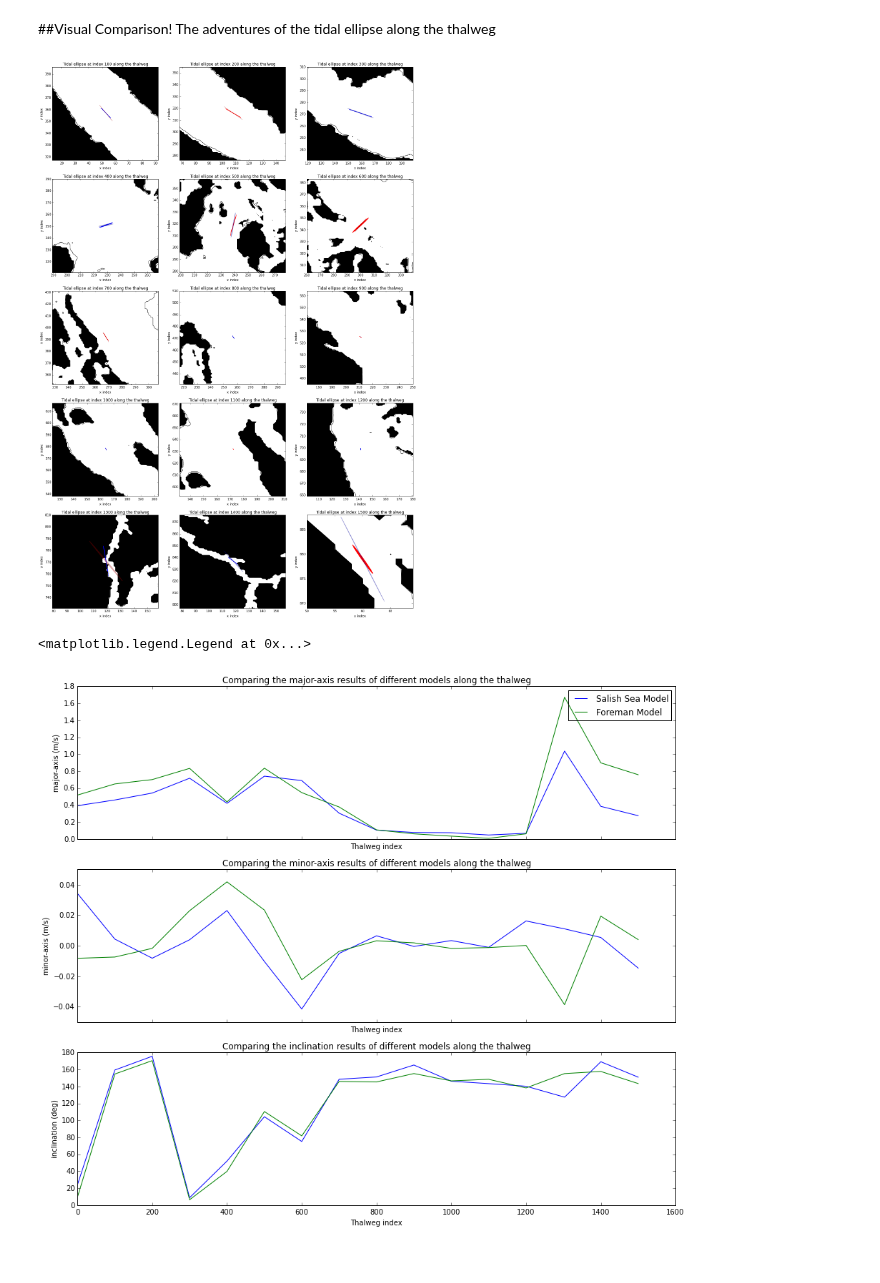
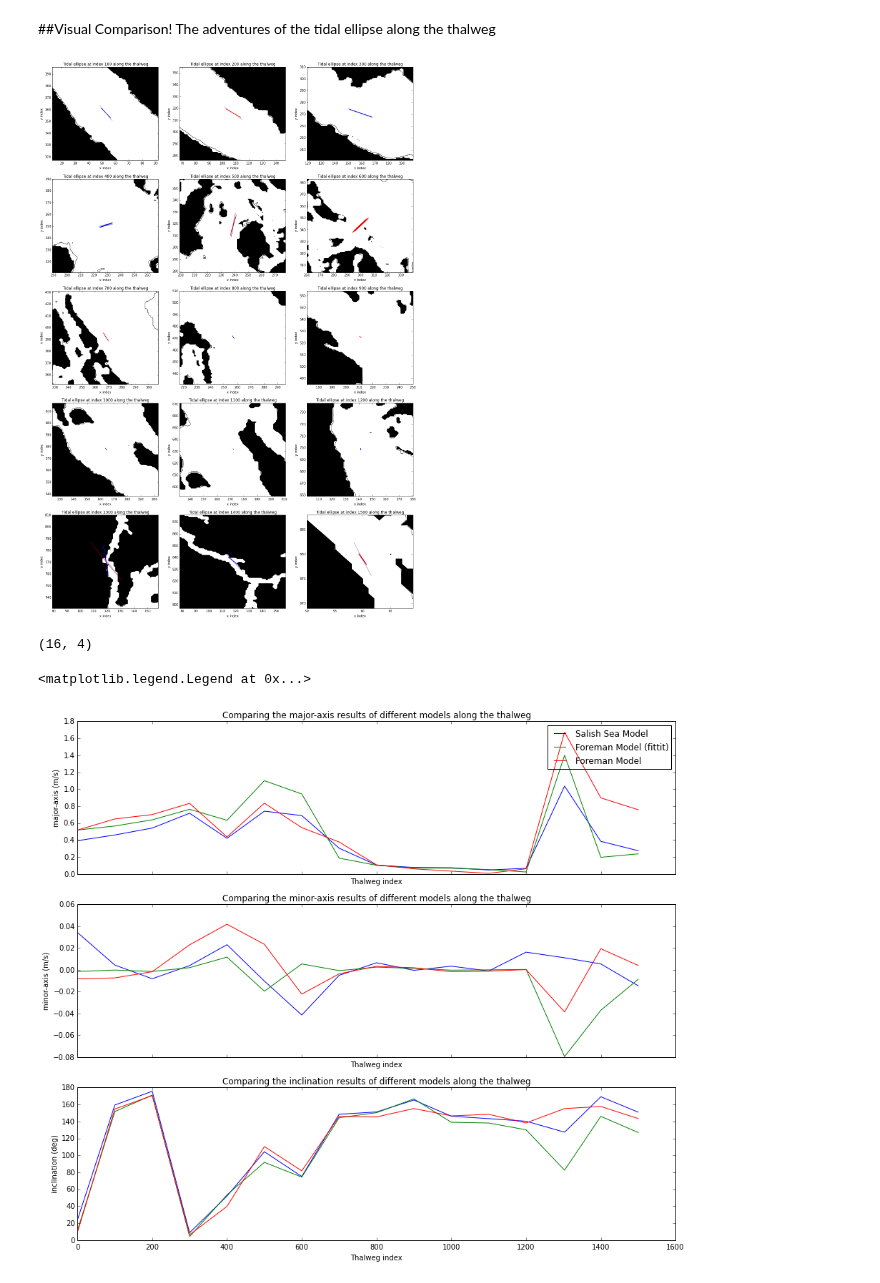
Before and after one commit to SalishSeaCast/analysis, a Jupyter notebook: Muriel/ThalwegEllipses.ipynb, the cells around one changed output. Cells and saved outputs as stored; diff of their text form; code cells hidden in the pictures.

Commit message:
Update foreman velocities predictions with hourly data

```diff
--- a/Muriel/ThalwegEllipses.ipynb
+++ b/Muriel/ThalwegEllipses.ipynb
@@ -28,20 +28,6 @@ grid_B = nc.Dataset('/data/dlatorne/MEOPAR/NEMO-forcing/grid/bathy_meter_SalishS
 lats = grid_B.variables['nav_lat'][:]
 lons = grid_B.variables['nav_lon'][:]
 bathy = grid_B.variables['Bathymetry'][:,:]
-# %%
-u = sio.loadmat('/ocean/mdunn/Tides/u_foreman.mat')['u']
-v = sio.loadmat('/ocean/mdunn/Tides/v_foreman.mat')['v']
-time1 = 735929
-time2 = 736139+1
-
-time = np.arange(0,time2-time1)
-params_f = np.zeros((5,4))
-for r in np.arange(0,4):
-    uM2amp, uM2pha, uK1amp, uK1pha = tidetools.fittit(u[r], time)
-    vM2amp, vM2pha, vK1amp, vK1pha = tidetools.fittit(v[r], time)
-    CX, SX, CY, SY, ap, am, ep, em, major, minor, theta, phase = tidetools.ellipse_params (uM2amp, uM2pha, vM2amp, vM2pha)
-    CX_k, SX_k, CY_k, SY_k, ap_k, am_k, ep_k, em_k, major_k, minor_k, theta_k, phase_k = tidetools.ellipse_params (uK1amp, uK1pha, vK1amp, vK1pha)
-    params_f[r,:] = [major/100, minor/100, theta, phase]
 # %%
 to = datetime.datetime(2014,11,26)
 tf = datetime.datetime(2015, 6, 29)
@@ -199,14 +185,14 @@ v = sio.loadmat('/ocean/mdunn/Tides/v_thalweg.mat')['v']
 time1 = 735929
 time2 = 736139+1
 
-time = np.arange(0,time2-time1)
-params_t = np.zeros((15,4))
-for r in np.arange(0,15):
+time = np.linspace(0,time2-time1, num = 5041)
+params_t = np.zeros((16,4))
+for r in np.arange(0,16):
     uM2amp, uM2pha, uK1amp, uK1pha = tidetools.fittit(u[r], time)
     vM2amp, vM2pha, vK1amp, vK1pha = tidetools.fittit(v[r], time)
     CX, SX, CY, SY, ap, am, ep, em, major, minor, theta, phase = tidetools.ellipse_params (uM2amp, uM2pha, vM2amp, vM2pha)
     CX_k, SX_k, CY_k, SY_k, ap_k, am_k, ep_k, em_k, major_k, minor_k, theta_k, phase_k = tidetools.ellipse_params (uK1amp, uK1pha, vK1amp, vK1pha)
-    params_t[r,:] = [major/10, minor/10, theta, phase]
+    params_t[r,:] = [major*10, minor*10, theta, phase]
 # %%
 param_ft = sio.loadmat('/ocean/mdunn/Tides/param_thalweg.mat')['params_t']
 param_ft[:,0:2] = param_ft[:,0:2]/100
@@ -259,15 +246,14 @@ for a, b ,c, axis, axes in zip(i[1:], j[1:], count,xis, xes):
 
     jmin = b
     jmax = b
-
+    scale = 25
     if c ==15:
         ex=10
-
+        scale = 10
     for q in np.arange(jmin-ex,jmax+ex):
         for l in np.arange(imin-ex,imax+ex):
             k[q,l] = q*np.cos(phi*np.pi/180.)+l*np.sin(phi*np.pi/180.)
             m[q,l] = -q*np.sin(phi*np.pi/180.)+l*np.cos(phi*np.pi/180.)
-    scale = 25
 
 
 
@@ -302,24 +288,28 @@ for a, b ,c, axis, axes in zip(i[1:], j[1:], count,xis, xes):
     ax[axis,axes].set_xlabel('x index')
     ax[axis,axes].set_ylabel('y index')
 # %% [output]
-[figure, old version]
+[figure, new version]
 # %%
 loc = [0, 100, 200, 300, 400, 500, 600, 700, 800, 900, 1000, 1100, 1200, 1303, 1400, 1500]
 count = np.arange(0,14)
 parameter = ['major-axis', 'minor-axis', 'inclination']
 unit = ['m/s','m/s','deg']
+# %%
+params_t.shape
+# %% [output]
+(16, 4)
 # %%
 fig, (ax0, ax1, ax2)= plt.subplots(3,1,figsize=(15,13), sharex=True)
 
 for ax , k, par, u in zip([ax0, ax1, ax2], np.arange(0,3), parameter, unit):
     ax.plot(loc[:],params_av[:,k], '-', label='Salish Sea Model')
-    #ax.plot(loc[:-4], params_t[:-4,k], '-', label='Foreman Model (fittit)')
+    ax.plot(loc[:], params_t[:,k], '-', label='Foreman Model (fittit)')
     ax.plot(loc[:], param_ft[:,k], '-', label='Foreman Model')
 
     ax.set_title('Comparing the {} results of different models along the thalweg'.format(par))
     ax.set_xlabel('Thalweg index')
     ax.set_ylabel('{} ({})'.format(par,u))
 ax0.legend()
 # %% [output]
 <matplotlib.legend.Legend at 0x...>
-[figure, old version]
+[figure, new version]
```
Also changed, not shown: parts of 1 cell of this notebook.
